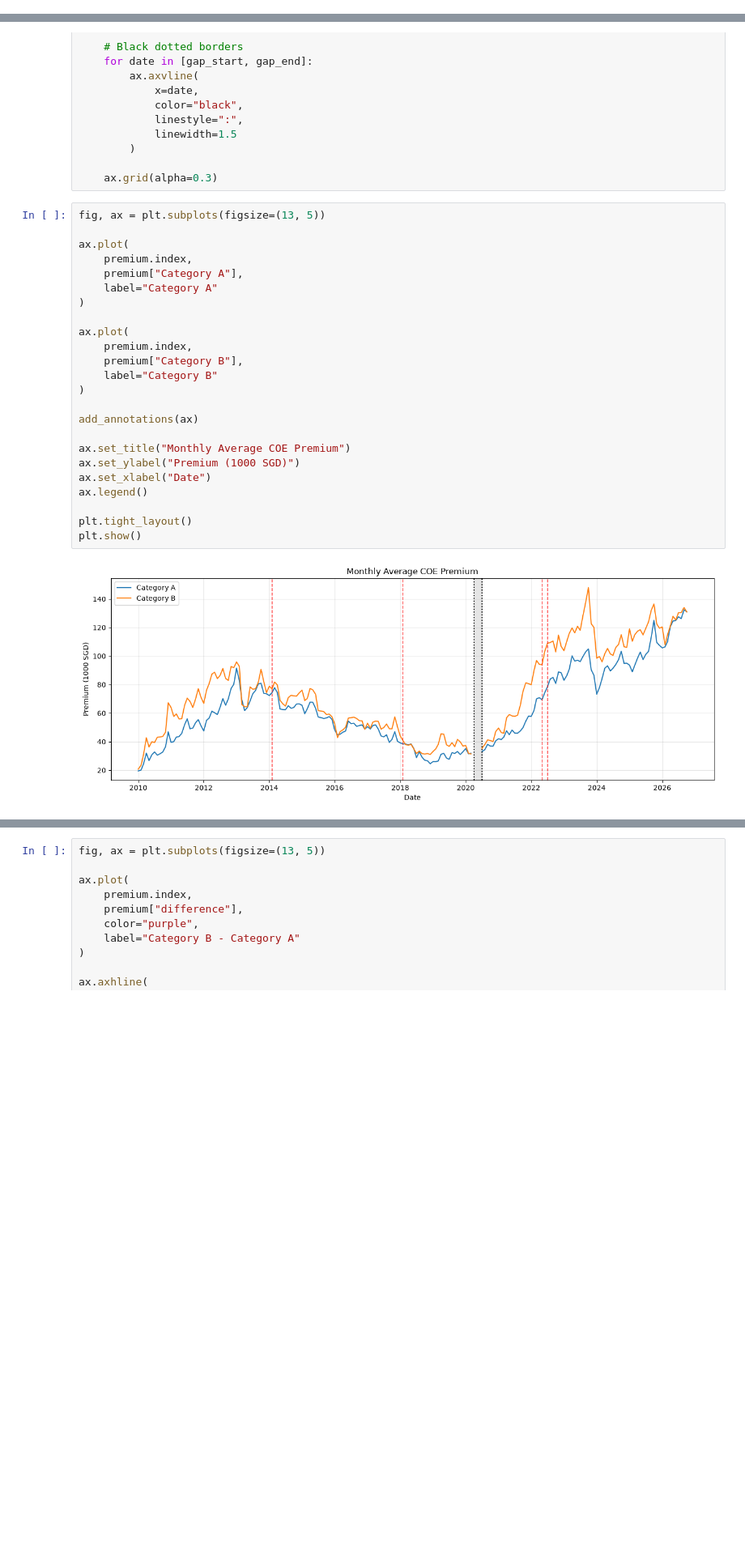
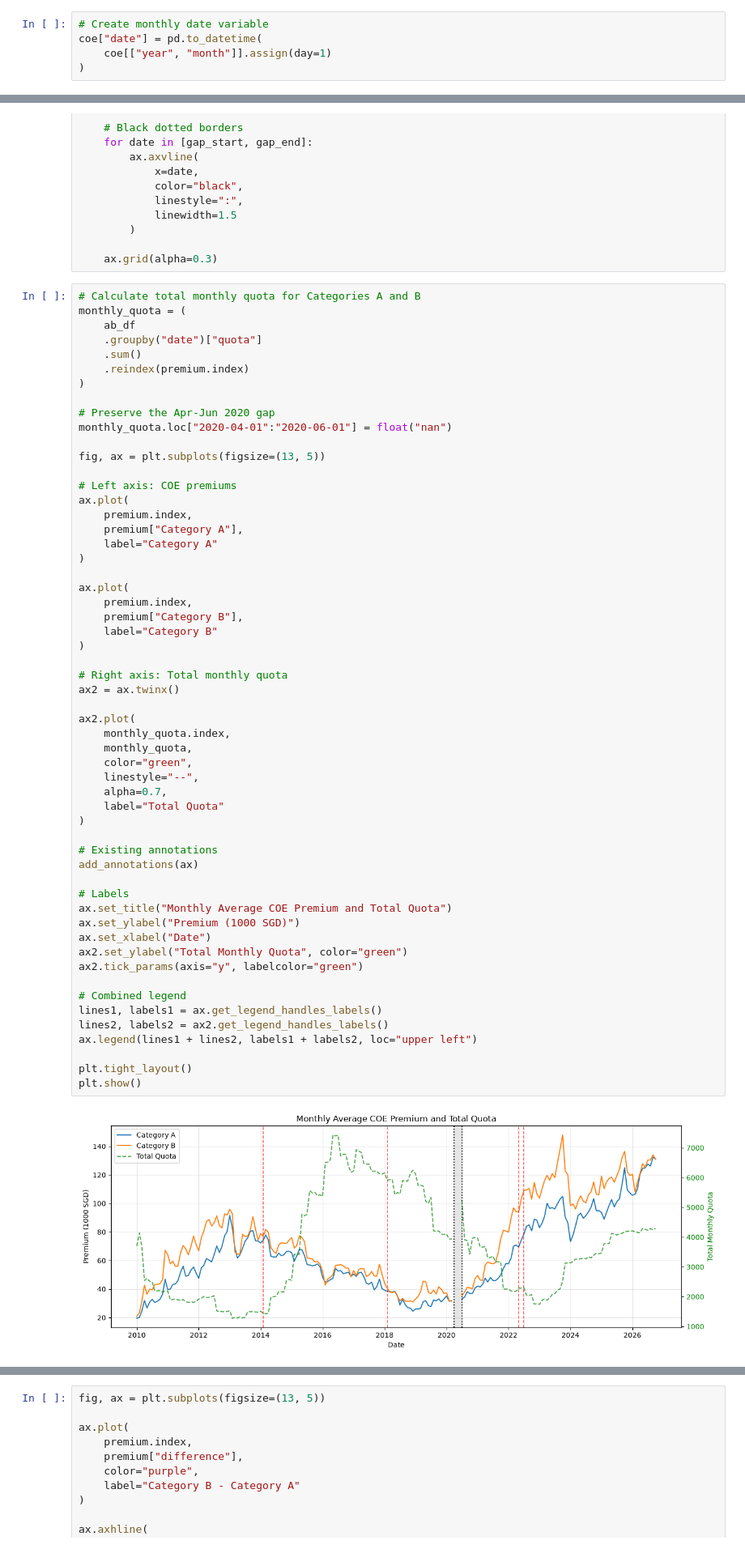
Before and after one commit to XiongZirui/mixue, a Jupyter notebook: main.ipynb, the cells around one changed output, grey strips where cells are left out. Shown at 81% size. Drawn from its saved outputs; the diff is of its cells as text; blank space fills up the shorter version.

Commit message:
explore data and plot graphs

```diff
--- a/main.ipynb
+++ b/main.ipynb
@@ -110,6 +116,11 @@ coe[cols] = coe[cols].apply(
 
 coe['bids_success'] = coe['bids_success'].astype(int)
 coe['bids_received'] = coe['bids_received'].astype(int)
+# %%
+# Create monthly date variable
+coe["date"] = pd.to_datetime(
+    coe[["year", "month"]].assign(day=1)
+)
 # %%
 # Normalise premium column
 coe["premium"] = coe["premium"] / 1000
@@ -353,29 +730,61 @@ def add_annotations(ax):
 
     ax.grid(alpha=0.3)
 # %%
+# Calculate total monthly quota for Categories A and B
+monthly_quota = (
+    ab_df
+    .groupby("date")["quota"]
+    .sum()
+    .reindex(premium.index)
+)
+
+# Preserve the Apr-Jun 2020 gap
+monthly_quota.loc["2020-04-01":"2020-06-01"] = float("nan")
+
 fig, ax = plt.subplots(figsize=(13, 5))
 
+# Left axis: COE premiums
 ax.plot(
     premium.index,
     premium["Category A"],
     label="Category A"
 )
 
 ax.plot(
     premium.index,
     premium["Category B"],
     label="Category B"
 )
 
+# Right axis: Total monthly quota
+ax2 = ax.twinx()
+
+ax2.plot(
+    monthly_quota.index,
+    monthly_quota,
+    color="green",
+    linestyle="--",
+    alpha=0.7,
+    label="Total Quota"
+)
+
+# Existing annotations
 add_annotations(ax)
 
-ax.set_title("Monthly Average COE Premium")
+# Labels
+ax.set_title("Monthly Average COE Premium and Total Quota")
 ax.set_ylabel("Premium (1000 SGD)")
 ax.set_xlabel("Date")
-ax.legend()
+ax2.set_ylabel("Total Monthly Quota", color="green")
+ax2.tick_params(axis="y", labelcolor="green")
+
+# Combined legend
+lines1, labels1 = ax.get_legend_handles_labels()
+lines2, labels2 = ax2.get_legend_handles_labels()
+ax.legend(lines1 + lines2, labels1 + labels2, loc="upper left")
 
 plt.tight_layout()
 plt.show()
 # %% [output]
-[figure, old version]
+[figure, new version]
 # %% [markdown]
```
Also changed, not shown: parts of 28 cells of this notebook, 1 other file.
